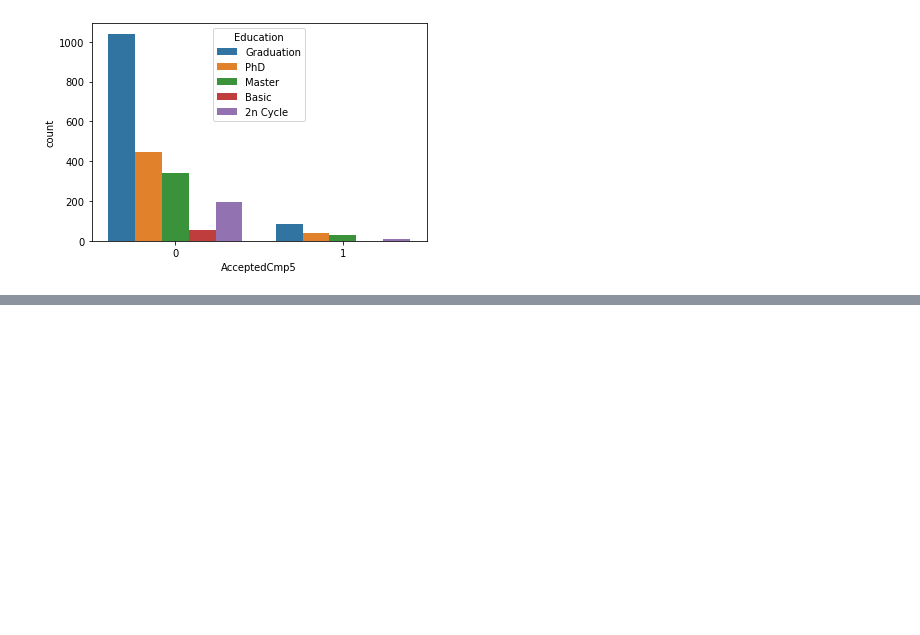
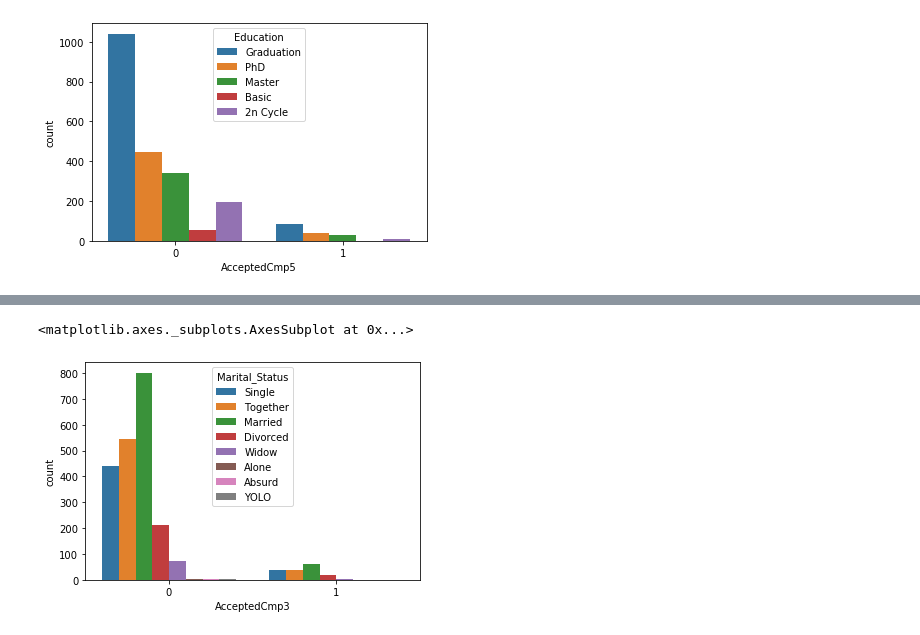
Before and after one commit to JoaoTrajano/Aplicando-An-lise-de-Dados-ao-Marketing, a Jupyter notebook: notebook-analise-de-dados.ipynb, the cells around one changed output, grey strips where cells are left out. Cells and saved outputs as stored; diff of their text form; code cells hidden in the pictures; blank space fills up the shorter version.

```diff
--- a/notebook-analise-de-dados.ipynb
+++ b/notebook-analise-de-dados.ipynb
@@ -153,0 +202,5 @@ sbn.countplot(x='AcceptedCmp5', hue='Education', data=camping_marketing)
+# %%
+sbn.countplot(x='AcceptedCmp3', hue='Marital_Status', data=camping_marketing)
+# %% [output]
+<matplotlib.axes._subplots.AxesSubplot at 0x...>
+[figure, added]
```
Also changed, not shown: parts of 22 cells of this notebook.
